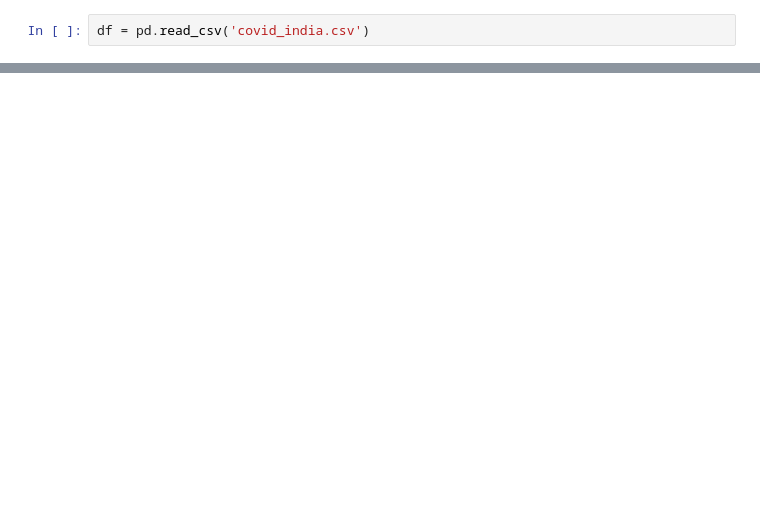
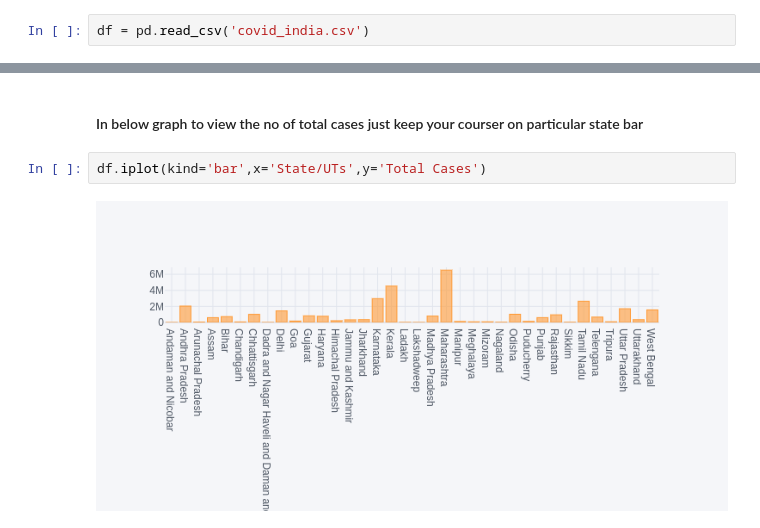
Before and after one commit to Rushikesh8421/Data-Science, a Jupyter notebook: Data Visualisation of covid 19/Covid19_visualisation.ipynb, the cells around one changed output, grey strips where cells are left out. Drawn from its saved outputs; the diff is of its cells as text; blank space fills up the shorter version.

```diff
--- a/Data Visualisation of covid 19/Covid19_visualisation.ipynb
+++ b/Data Visualisation of covid 19/Covid19_visualisation.ipynb
@@ -37,0 +92,6 @@ Name: State/UTs, dtype: int64
+# %% [markdown]
+#### In below graph to view the no of total cases just keep your courser on particular state bar
+# %%
+df.iplot(kind='bar',x='State/UTs',y='Total Cases')
+# %% [output]
+[figure, added]
```
Also changed, not shown: parts of 21 cells of this notebook.
